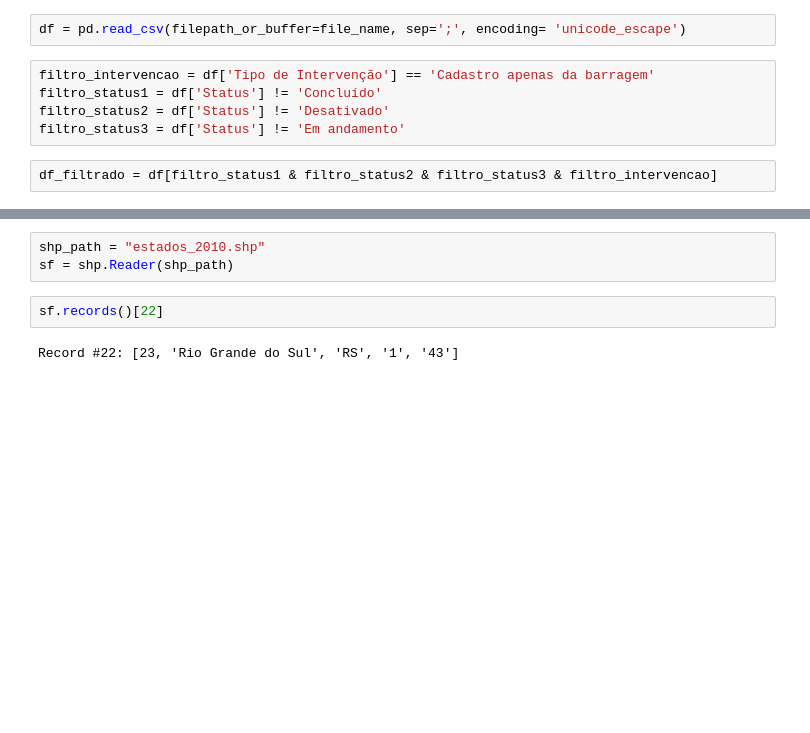
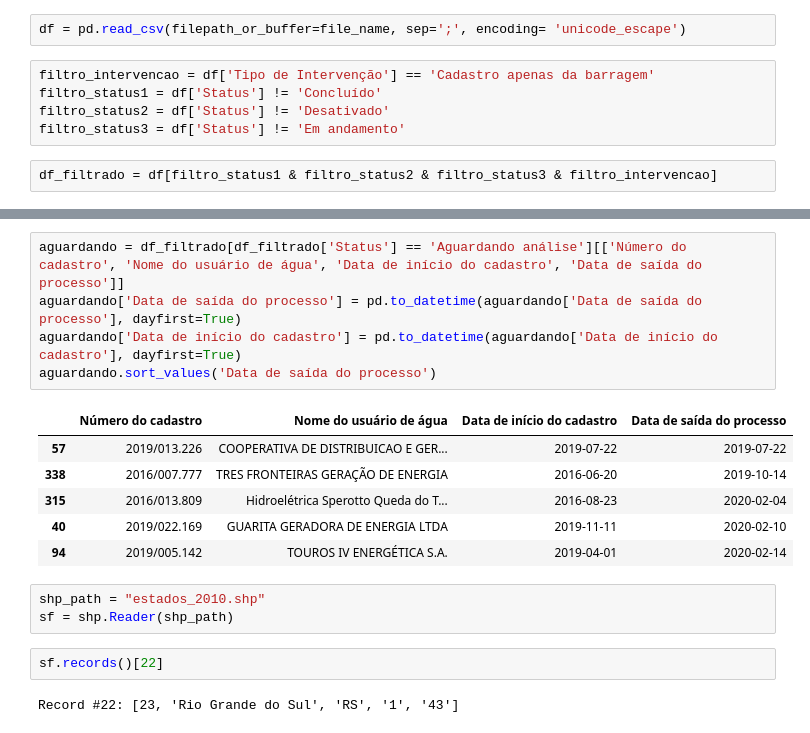
Before and after one commit to robertorolo/KML_from_SIOUT_csv, a Jupyter notebook: KML_SIOUT.ipynb, the cells around one changed output, grey strips where cells are left out. Drawn from its saved outputs; the diff is of its cells as text; blank space fills up the shorter version.

```diff
--- a/KML_SIOUT.ipynb
+++ b/KML_SIOUT.ipynb
@@ -33,3 +33,15 @@ df_filtrado.head()
+# %%
+aguardando = df_filtrado[df_filtrado['Status'] == 'Aguardando análise'][['Número do cadastro', 'Nome do usuário de água', 'Data de início do cadastro', 'Data de saída do processo']]
+aguardando['Data de saída do processo'] = pd.to_datetime(aguardando['Data de saída do processo'], dayfirst=True)
+aguardando['Data de início do cadastro'] = pd.to_datetime(aguardando['Data de início do cadastro'], dayfirst=True)
+aguardando.sort_values('Data de saída do processo')
+# %% [output]
+|  | Número do cadastro | Nome do usuário de água | Data de início do cadastro | Data de saída do processo |
+| 57 | 2019/013.226 | COOPERATIVA DE DISTRIBUICAO E GER... | 2019-07-22 | 2019-07-22 |
+| 338 | 2016/007.777 | TRES FRONTEIRAS GERAÇÃO DE ENERGIA | 2016-06-20 | 2019-10-14 |
+| 315 | 2016/013.809 | Hidroelétrica Sperotto Queda do T... | 2016-08-23 | 2020-02-04 |
+| 40 | 2019/022.169 | GUARITA GERADORA DE ENERGIA LTDA | 2019-11-11 | 2020-02-10 |
+| 94 | 2019/005.142 | TOUROS IV ENERGÉTICA S.A. | 2019-04-01 | 2020-02-14 |
 # %%
 shp_path = "estados_2010.shp"
 sf = shp.Reader(shp_path)
```
Also changed, not shown: parts of 4 cells of this notebook.
